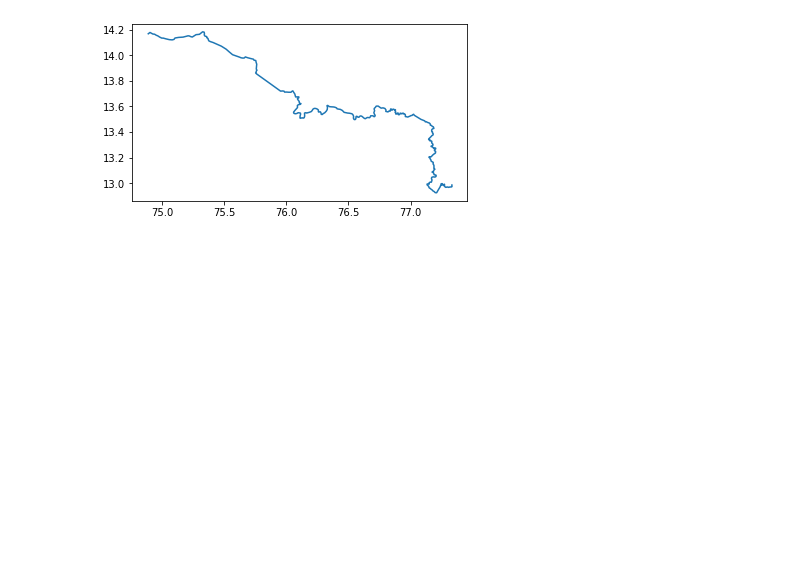
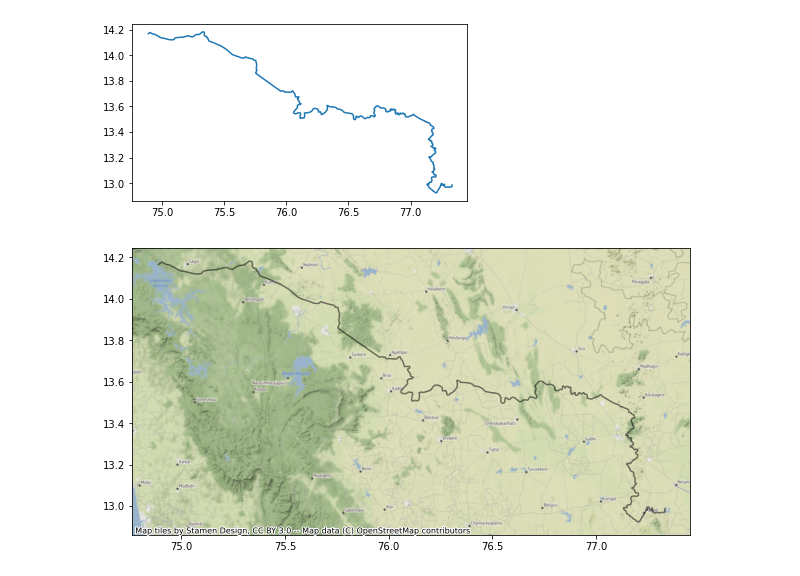
Before and after one commit to mr-mahe/mr-mahe, a Jupyter notebook: ProjectZ_Version1.ipynb, the cells around one changed output. Saved outputs shown, nothing was run; the diff lists cells and outputs as text; code cells hidden in the pictures; blank space fills up the shorter version.

```diff
--- a/ProjectZ_Version1.ipynb
+++ b/ProjectZ_Version1.ipynb
@@ -22,0 +28,5 @@ plt.show()
+# %%
+ax = gdf.plot(figsize=(10, 10), alpha=0.5, edgecolor='k')
+cx.add_basemap(ax, crs=gdf.crs)
+# %% [output]
+[figure, added]
```
Also changed, not shown: parts of 3 cells of this notebook.
